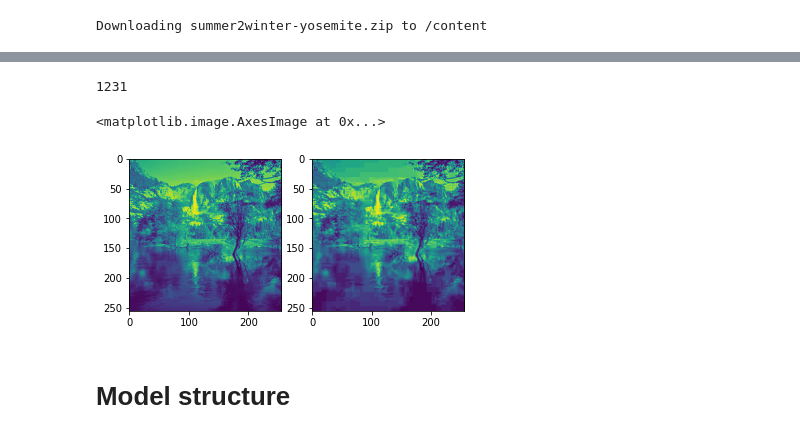
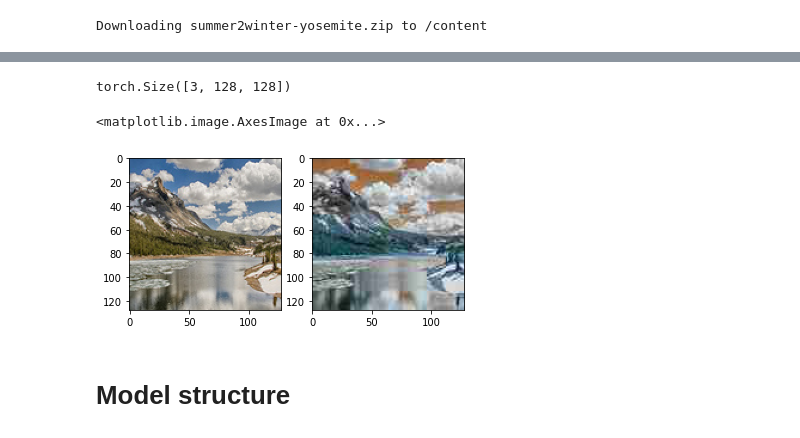
Before and after one commit to IOBananaOI/ImageQualityImprover, a Jupyter notebook: main.ipynb, the cells around one changed output, grey strips where cells are left out. Saved outputs shown, nothing was run; the diff lists cells and outputs as text; code cells hidden in the pictures.

```diff
--- a/main.ipynb
+++ b/main.ipynb
@@ -51,7 +52,7 @@ class HrLrImages(Dataset):
                 new_name = str(i) + ".jpg"
                 os.rename(src+img, src+new_name)
                 img_hr = io.imread(src+new_name)
-                cv2.imwrite(src+"low_res/"+new_name, img_hr, [int(cv2.IMWRITE_JPEG_QUALITY), 9])
+                cv2.imwrite(src+"low_res/"+new_name, img_hr, [int(cv2.IMWRITE_JPEG_QUALITY), 20])
 
 
     def __len__(self):
@@ -61,9 +62,6 @@ class HrLrImages(Dataset):
         name = str(idx)+".jpg"
         img_hr = io.imread(self.src+name)
         img_lr = io.imread(self.src+"low_res/"+ name)
-        img_hr = cv2.cvtColor(img_hr, cv2.COLOR_BGR2GRAY)
-        img_lr = cv2.cvtColor(img_lr, cv2.COLOR_BGR2GRAY)
-
 
         if self.transform is not None:
             img_hr = self.transform(img_hr)
@@ -81,2 +71,2 @@ plt.imshow(img_l.squeeze())
 # %%
-dataset = HrLrImages(transform=ToTensor())
+dataset = HrLrImages(transform=Compose([ToTensor(), CenterCrop(128)]))
@@ -89,16 +73,16 @@ plt.imshow(img.squeeze())
-# %%
-len(dataset)
-# %% [output]
-1231
+# %%
+dataset[0][0].shape
+# %% [output]
+torch.Size([3, 128, 128])
 # %%
 dataloader = DataLoader(dataset, batch_size, shuffle=True)
 # %%
 _, f = plt.subplots(1,2)
-f[0].imshow(dataset[1230][0].squeeze())
-f[1].imshow(dataset[1230][1].squeeze())
+f[0].imshow(dataset[1230][0].squeeze().permute(1,2,0))
+f[1].imshow(dataset[1230][1].squeeze().permute(1,2,0))
 # %% [output]
 <matplotlib.image.AxesImage at 0x...>
-[figure, old version]
+[figure, new version]
 # %% [markdown]
 # Model structure
 # %%
```
Also changed, not shown: parts of 16 cells of this notebook.
